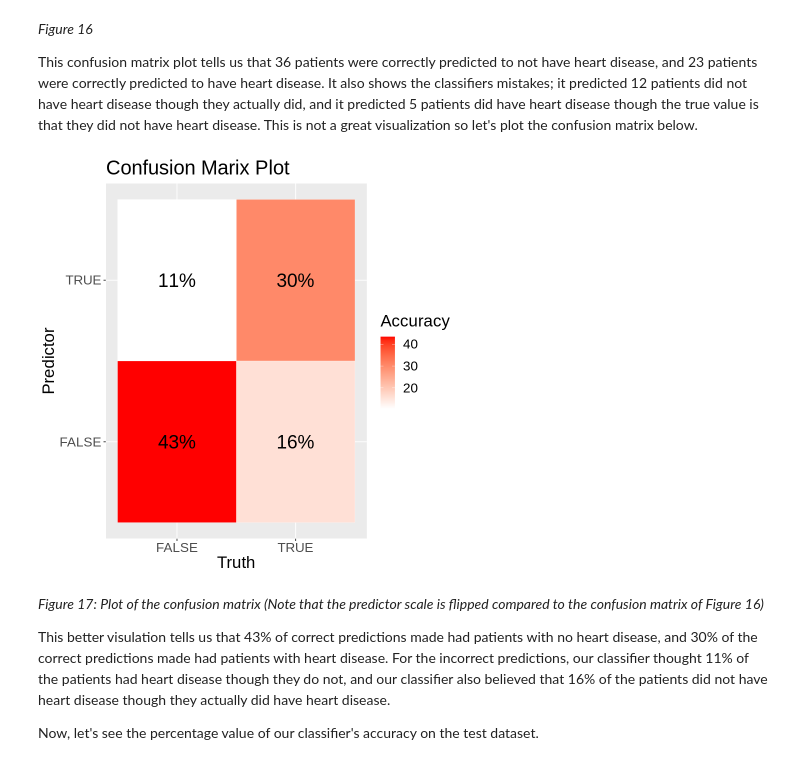
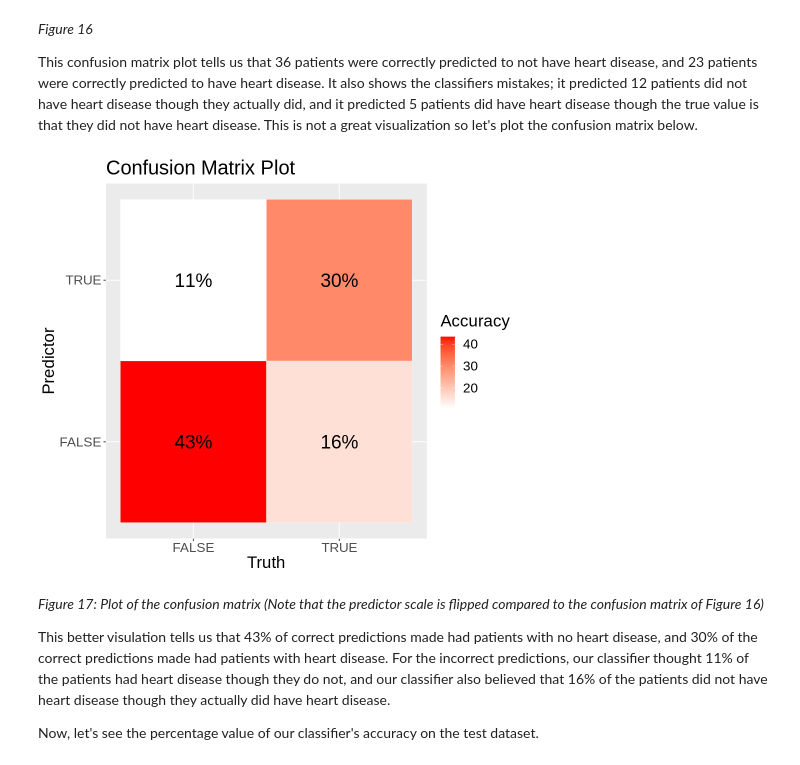
Before and after one commit to ibrahim1623/DSCI-100-Project, a Jupyter notebook: Group Project Report(133).ipynb, the cells around one changed output. Cells and saved outputs as stored; diff of their text form; code cells hidden in the pictures.

```diff
--- a/Group Project Report(133).ipynb
+++ b/Group Project Report(133).ipynb
@@ -552,17 +552,17 @@ This confusion matrix plot tells us that 36 patients were correctly predicted to
 # %%
 T <- as.factor(c("FALSE", "FALSE" , "TRUE", "TRUE"))
 P <- as.factor(c("TRUE", "FALSE", "TRUE", "FALSE"))
 Results      <- c((8/76)*100,(33/76)*100 , (23/76)*100, (12/76)*100)
 matrix_data <- as_tibble(T, P, Results)
 ggplot(data =  matrix_data, mapping = aes(x = T, y = P)) +
   geom_tile(aes(fill = Results), colour = "white") +
   geom_text(aes(label = str_c(round(Results), "%")), size = 8) +
   labs(x = "Truth", y = "Predictor", fill = "Accuracy") +
   scale_fill_gradient(low = "white", high = "red") +
   theme(text = element_text(size = 20)) +
-  ggtitle("Confusion Marix Plot")
+  ggtitle("Confusion Matrix Plot")
 # %% [output]
-[figure, old version]
+[figure, new version]
 # %% [markdown]
 _Figure 17: Plot of the confusion matrix (Note that the predictor scale is flipped compared to the confusion matrix of Figure 16)_
 
```
